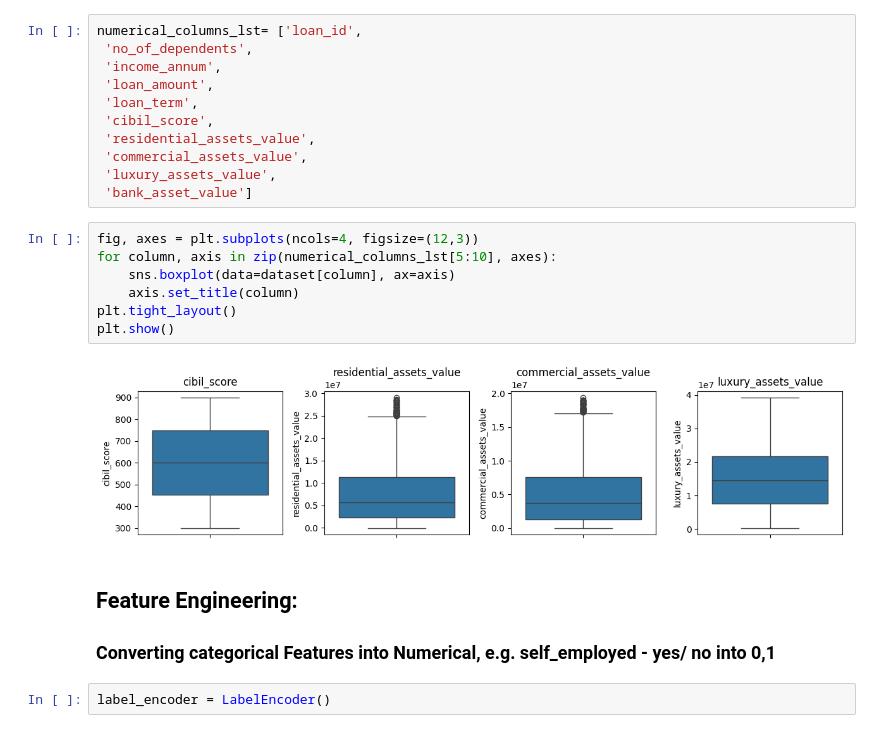
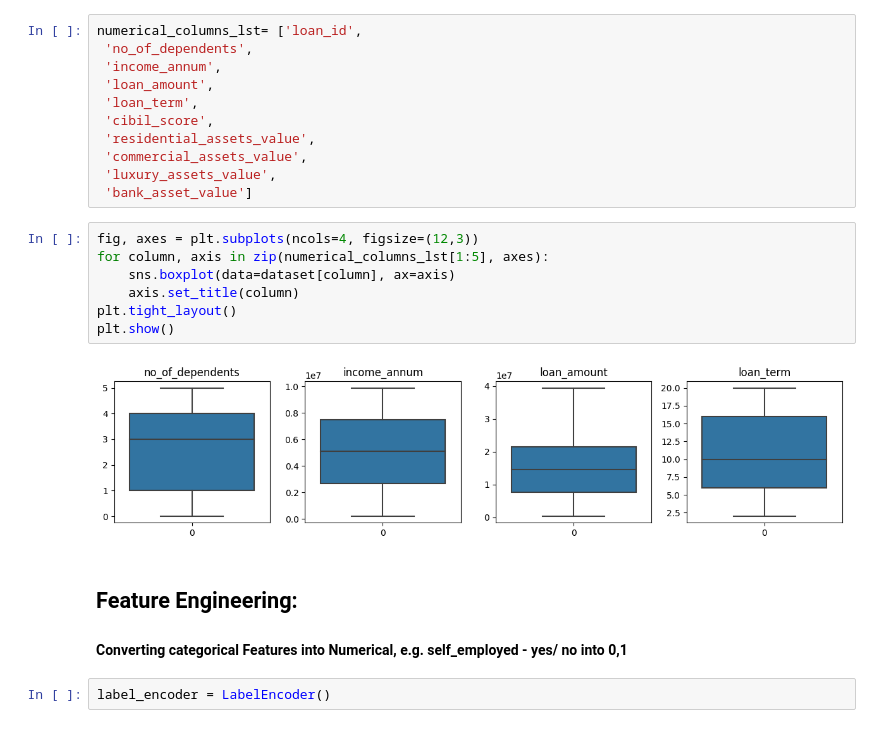
Before and after one commit to AnnaMrowca/LoanApprovalRandomForest, a Jupyter notebook: Loan_Approval_Random_Tree.ipynb, the cells around one changed output. Drawn from its saved outputs; the diff is of its cells as text.

```diff
--- a/Loan_Approval_Random_Tree.ipynb
+++ b/Loan_Approval_Random_Tree.ipynb
@@ -170,16 +172,16 @@ numerical_columns_lst= ['loan_id',
  'bank_asset_value']
 # %%
 fig, axes = plt.subplots(ncols=4, figsize=(12,3))
-for column, axis in zip(numerical_columns_lst[5:10], axes):
+for column, axis in zip(numerical_columns_lst[1:5], axes):
     sns.boxplot(data=dataset[column], ax=axis)
     axis.set_title(column)
 plt.tight_layout()
 plt.show()
 # %% [output]
-[figure, old version]
+[figure, new version]
 # %% [markdown]
 ## Feature Engineering:
-### Converting categorical Features into Numerical, e.g. self_employed - yes/ no into 0,1
+#### Converting categorical Features into Numerical, e.g. self_employed - yes/ no into 0,1
 # %%
 label_encoder = LabelEncoder()
 # %%
```
Also changed, not shown: parts of 18 cells of this notebook.
